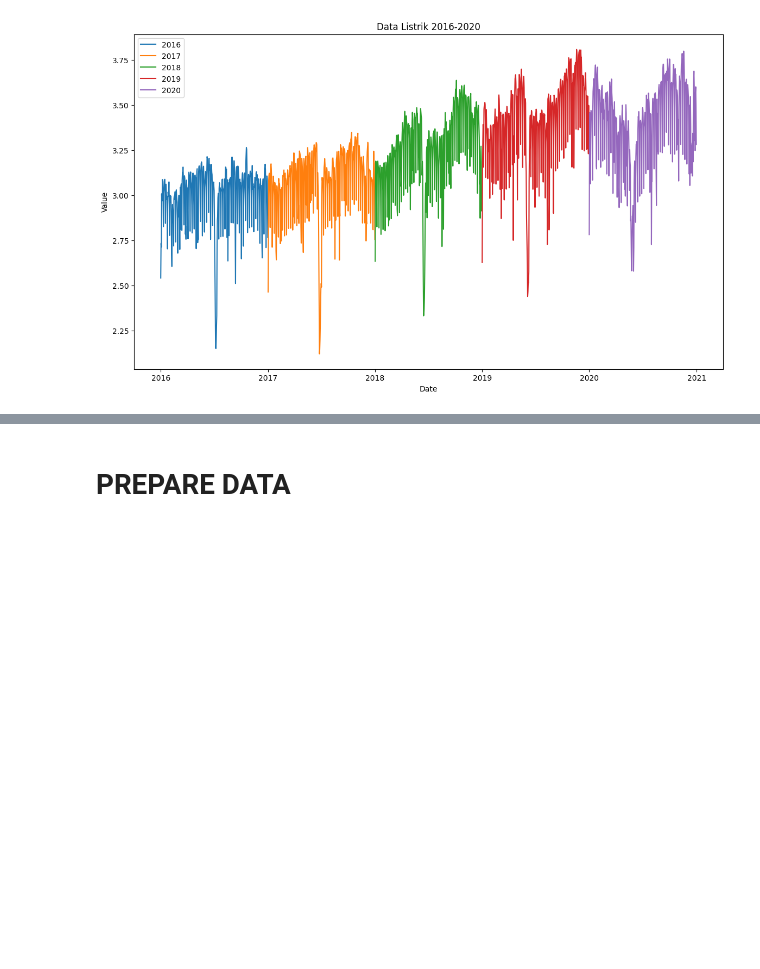
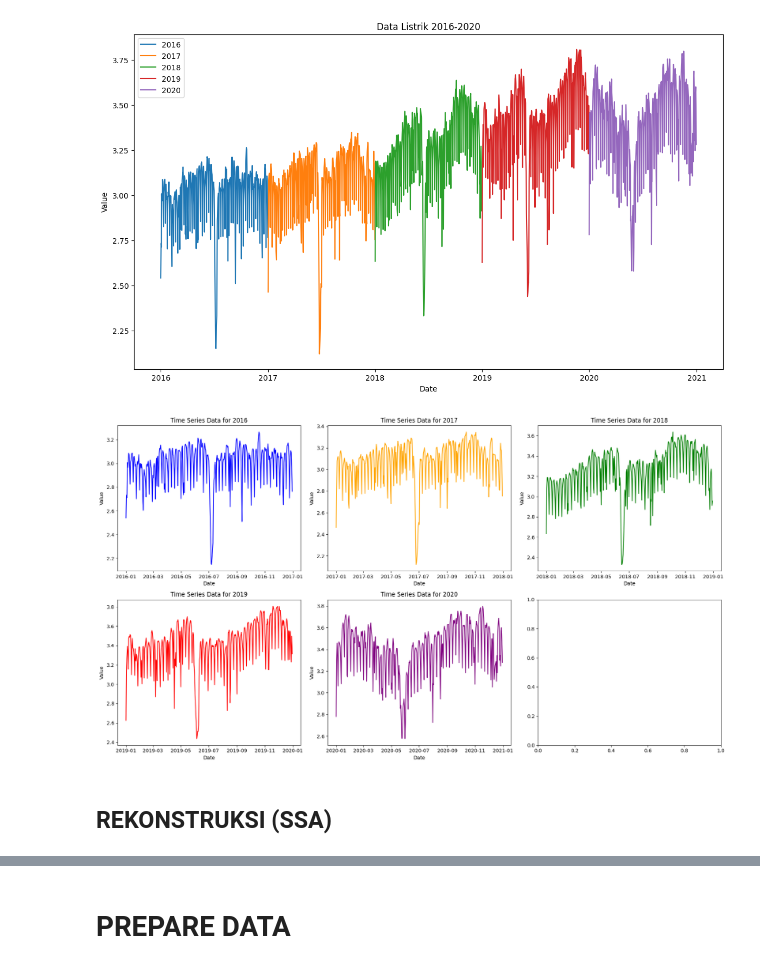
Before and after one commit to saazizau/ipynb, a Jupyter notebook: Notebook/LSTM, BiLSTM, GRU.ipynb, the cells around one changed output, grey strips where cells are left out. Saved outputs shown, nothing was run; the diff lists cells and outputs as text; code cells hidden in the pictures; blank space fills up the shorter version.

```diff
--- a/Notebook/LSTM, BiLSTM, GRU.ipynb
+++ b/Notebook/LSTM, BiLSTM, GRU.ipynb
@@ -170,3 +164,22 @@ plt.legend()
 plt.show()
 # %% [output]
 [figure]
+# %%
+# Plot data listrik setiap tahun dalam subplot terpisah
+fig, axes = plt.subplots(2, 3, figsize=(18, 10), sharex=False)
+
+colors = ['blue', 'orange', 'green', 'red', 'purple']
+data_by_year_items = list(data_by_year.items())
+
+for ax, (year, data), color in zip(axes.flat, data_by_year_items, colors):
+    ax.plot(data.index, data['Value'], color=color)
+    ax.set_title(f'Time Series Data for {year}')
+    ax.set_xlabel('Date')
+    ax.set_ylabel('Value')
+
+plt.tight_layout()
+plt.show()
+# %% [output]
+[figure, added]
+# %% [markdown]
+## REKONSTRUKSI (SSA)
```
Also changed, not shown: parts of 34 cells of this notebook, 9 other files.
